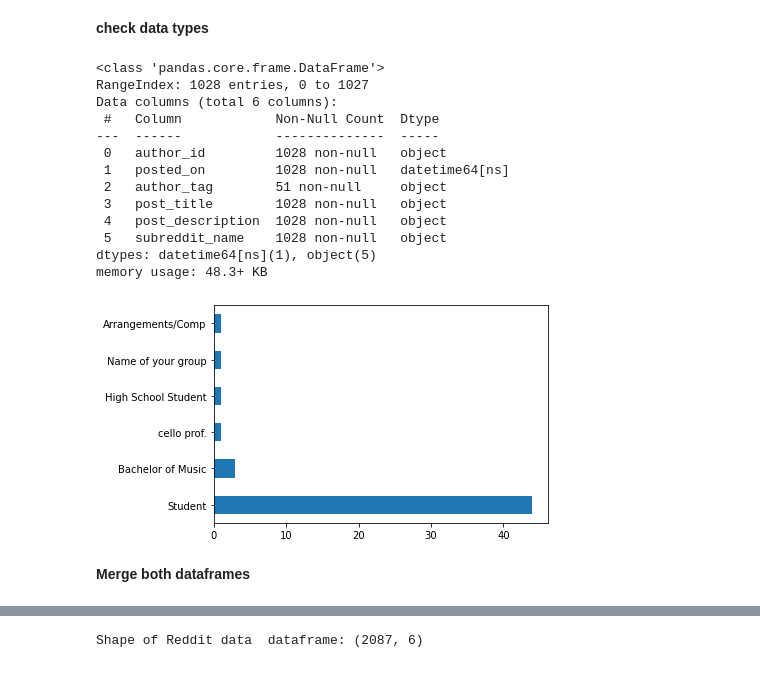
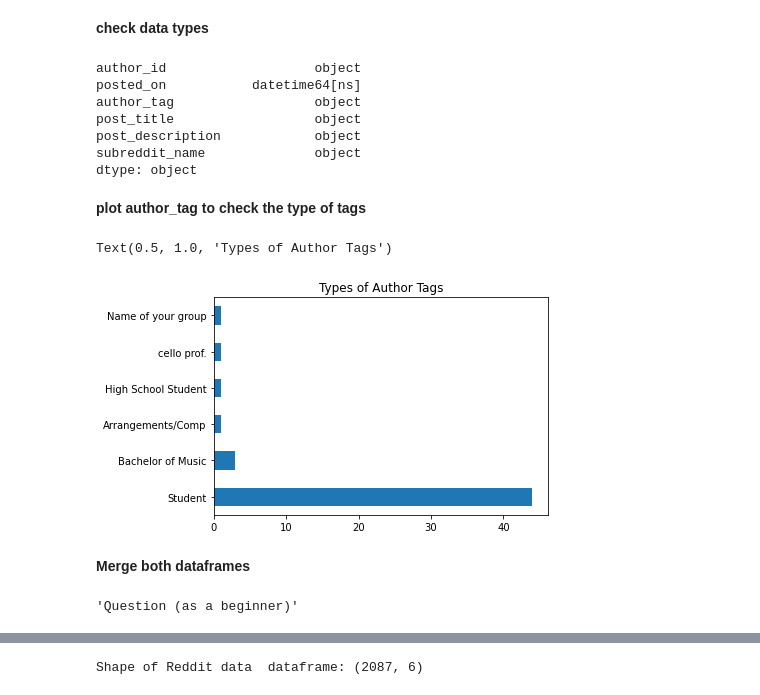
Before and after one commit to vaishnavibrungi/reddit, a Jupyter notebook: code/data_cleaning_and_eda.ipynb, the cells around one changed output, grey strips where cells are left out. Cells and saved outputs as stored; diff of their text form; code cells hidden in the pictures.

```diff
--- a/code/data_cleaning_and_eda.ipynb
+++ b/code/data_cleaning_and_eda.ipynb
@@ -117,25 +120,23 @@ cello_df.head(3)
 # %% [markdown]
 **check data types**
 # %%
-cello_df.info()
+cello_df.dtypes
 # %% [output]
-<class 'pandas.core.frame.DataFrame'>
-RangeIndex: 1028 entries, 0 to 1027
-Data columns (total 6 columns):
- #   Column            Non-Null Count  Dtype
----  ------            --------------  -----
- 0   author_id         1028 non-null   object
- 1   posted_on         1028 non-null   datetime64[ns]
- 2   author_tag        51 non-null     object
- 3   post_title        1028 non-null   object
- 4   post_description  1028 non-null   object
- 5   subreddit_name    1028 non-null   object
-dtypes: datetime64[ns](1), object(5)
-memory usage: 48.3+ KB
+author_id                   object
+posted_on           datetime64[ns]
+author_tag                  object
+post_title                  object
+post_description            object
+subreddit_name              object
+dtype: object
+# %% [markdown]
+**plot author_tag to check the type of tags**
 # %%
 cello_df['author_tag'].value_counts().plot(kind='barh');
+plt.title("Types of Author Tags")
 # %% [output]
+Text(0.5, 1.0, 'Types of Author Tags')
-[figure, old version]
+[figure, new version]
 # %% [markdown]
 **Merge both dataframes**
 # %%
@@ -143 +147,6 @@ reddit_data = pd.concat([violinist_df,cello_df])
+# %%
+# check random row 'title'
+reddit_data['post_title'][4]
+# %% [output]
+'Question (as a beginner)'
 # %%
```
Also changed, not shown: parts of 24 cells of this notebook, 2 other files.
